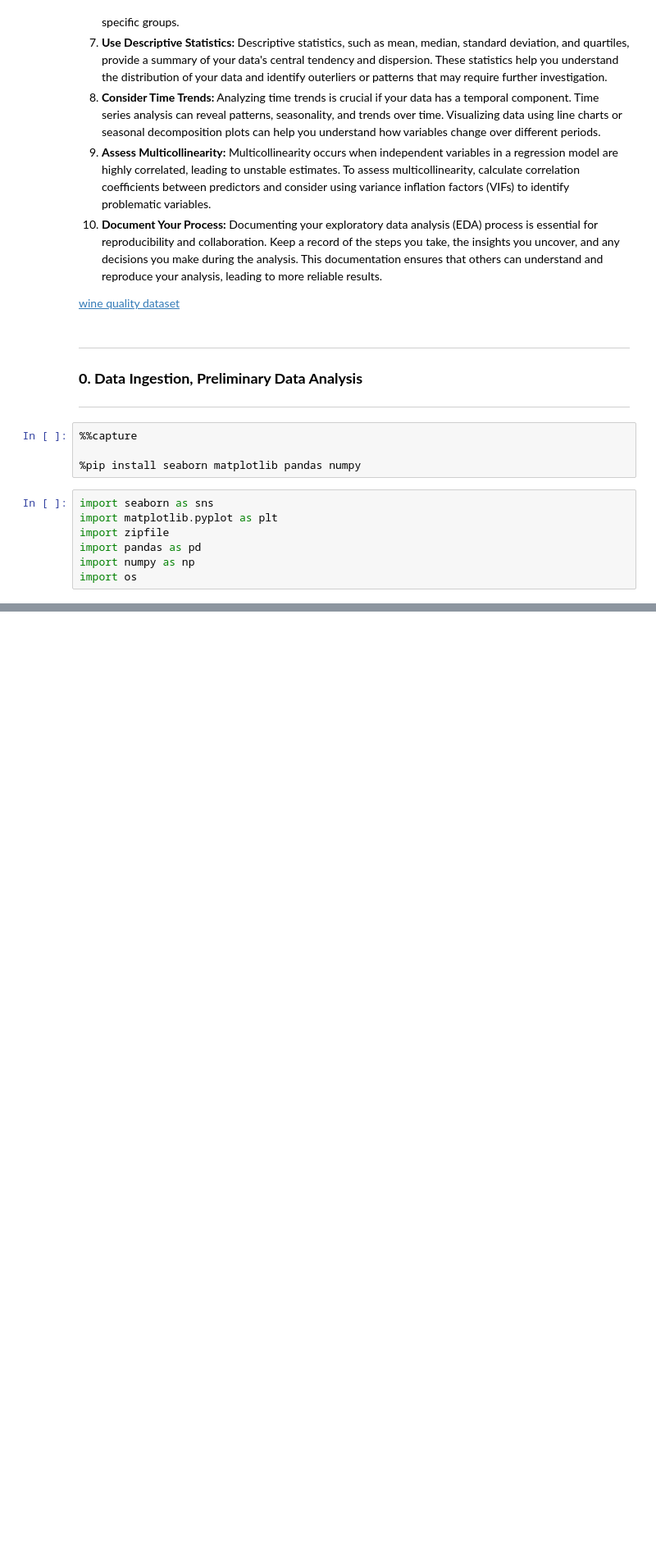
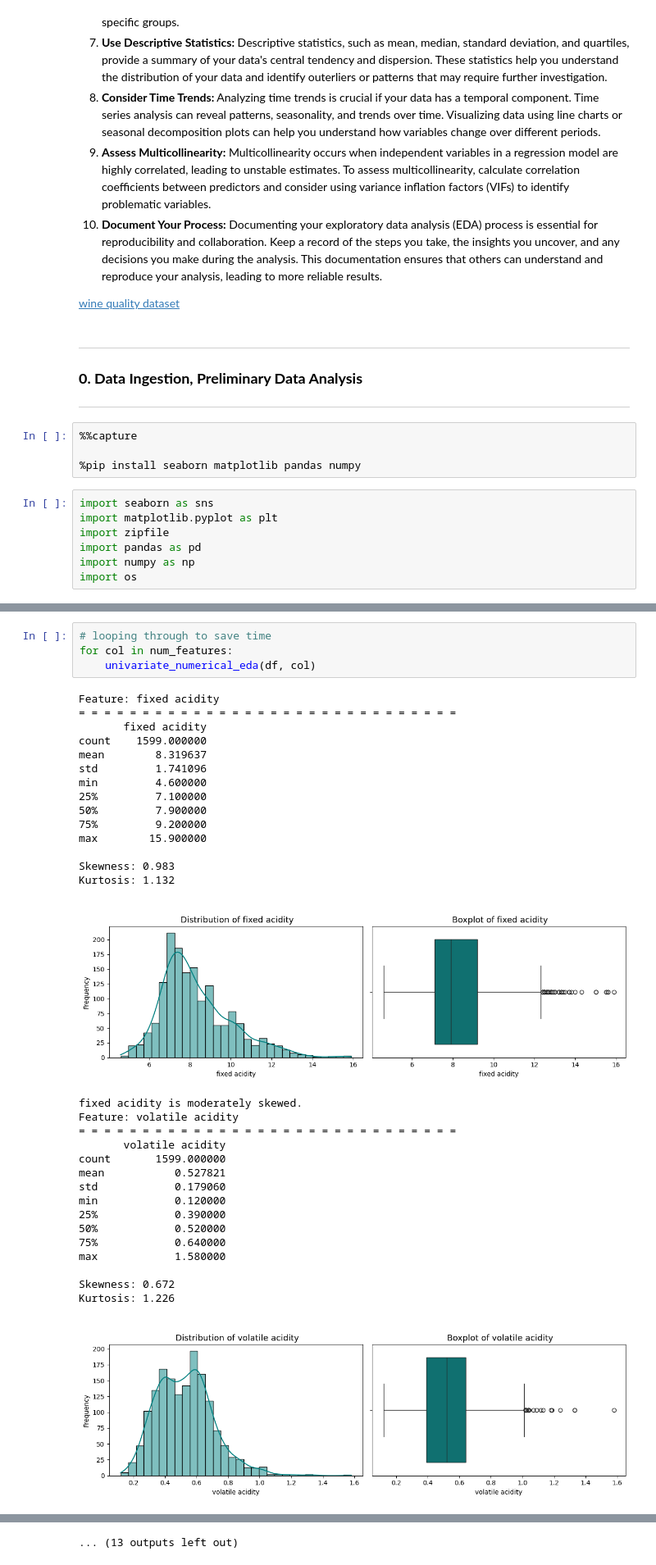
Before and after one commit to hassanmajaro/ai_engineering, a Jupyter notebook: module_3/week12/eda.ipynb, the cells around one changed output, grey strips where cells are left out. Shown at 82% size. Cells and saved outputs as stored; diff of their text form; blank space fills up the shorter version.

```diff
--- a/module_3/week12/eda.ipynb
+++ b/module_3/week12/eda.ipynb
@@ -62,0 +219,36 @@ with zipfile.ZipFIle(zip_path, 'r') as zip_ref:
+# %%
+# looping through to save time
+for col in num_features:
+    univariate_numerical_eda(df, col)
+# %% [output]
+Feature: fixed acidity
+= = = = = = = = = = = = = = = = = = = = = = = = = = = = = =
+       fixed acidity
+count    1599.000000
+mean        8.319637
+std         1.741096
+min         4.600000
+25%         7.100000
+50%         7.900000
+75%         9.200000
+max        15.900000
+
+Skewness: 0.983
+Kurtosis: 1.132
+[figure, added]
+fixed acidity is moderately skewed.
+Feature: volatile acidity
+= = = = = = = = = = = = = = = = = = = = = = = = = = = = = =
+       volatile acidity
+count       1599.000000
+mean           0.527821
+std            0.179060
+min            0.120000
+25%            0.390000
+50%            0.520000
+75%            0.640000
+max            1.580000
+
+Skewness: 0.672
+Kurtosis: 1.226
+[figure, added]
@@ -62,0 +319 @@ with zipfile.ZipFIle(zip_path, 'r') as zip_ref:
+... (13 outputs left out)
```
Also changed, not shown: parts of 28 cells of this notebook, 2 other files.
